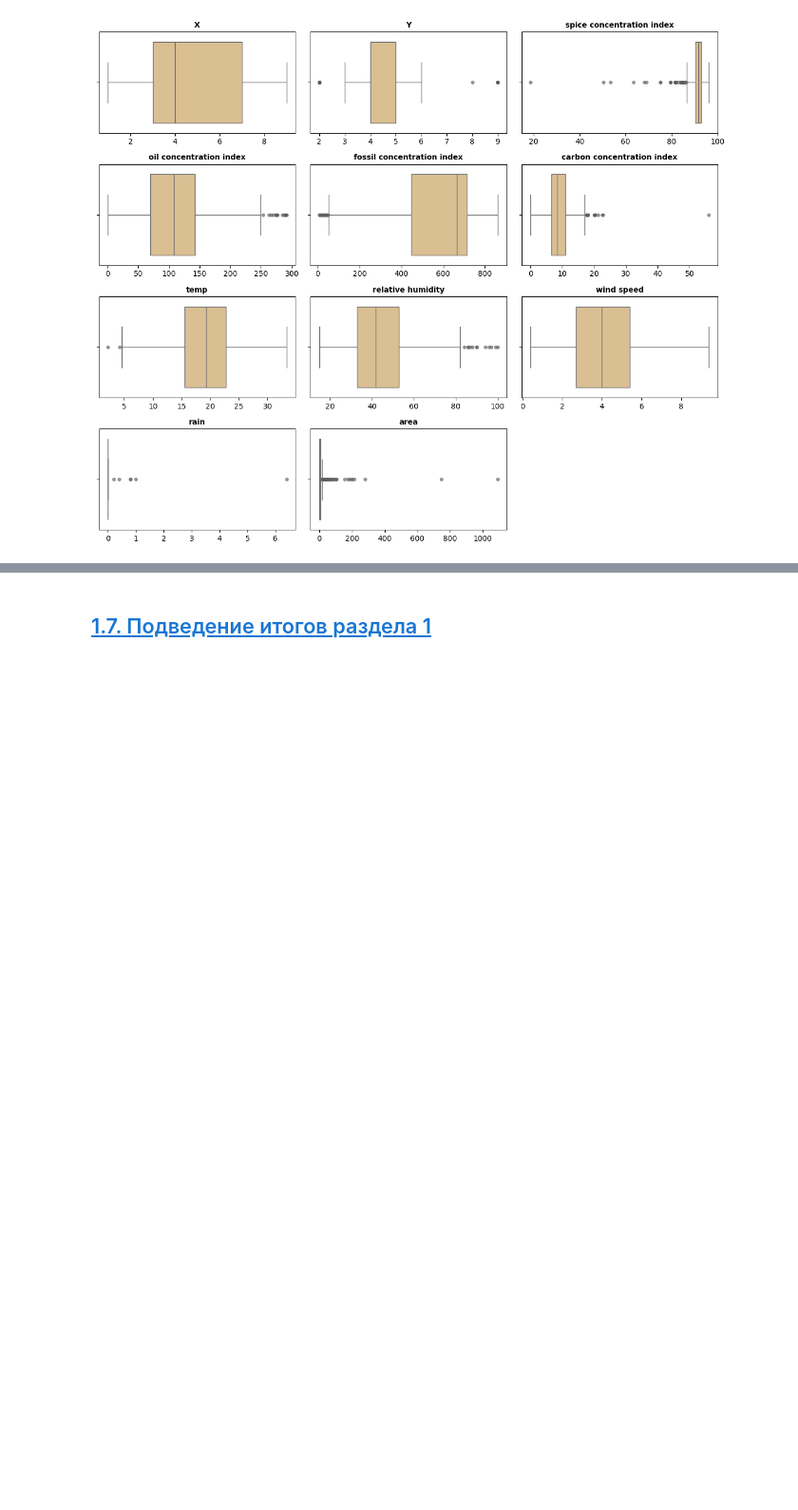
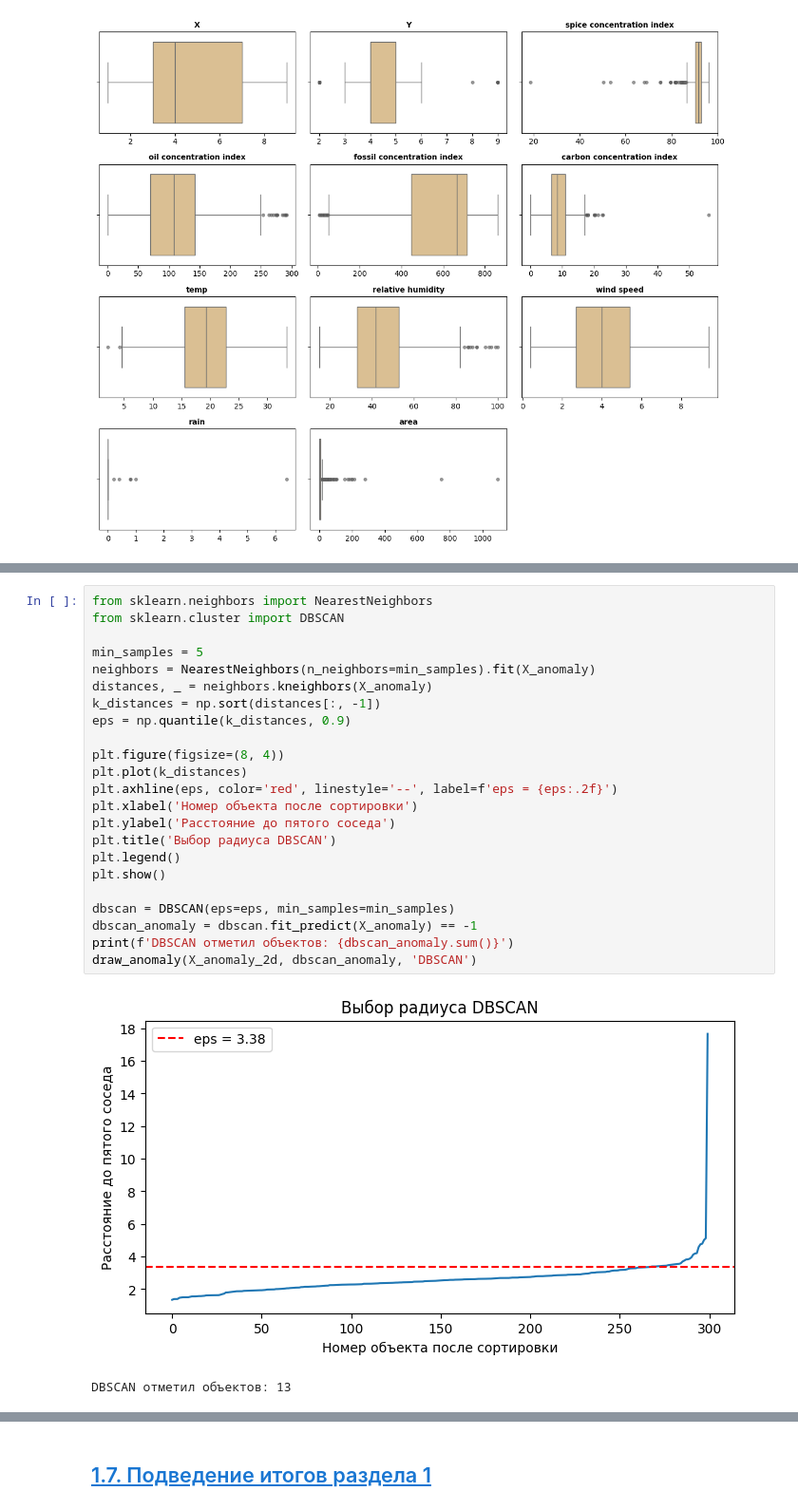
Before and after one commit to ari-ira17/dune-data-analysis, a Jupyter notebook: notebooks/dune_problem_formalization.ipynb, the cells around one changed output, grey strips where cells are left out. Shown at 95% size. Drawn from its saved outputs; the diff is of its cells as text; blank space fills up the shorter version.

```diff
--- a/notebooks/dune_problem_formalization.ipynb
+++ b/notebooks/dune_problem_formalization.ipynb
@@ -481,0 +626,26 @@ for col in col_for_per:
+# %%
+from sklearn.neighbors import NearestNeighbors
+from sklearn.cluster import DBSCAN
+
+min_samples = 5
+neighbors = NearestNeighbors(n_neighbors=min_samples).fit(X_anomaly)
+distances, _ = neighbors.kneighbors(X_anomaly)
+k_distances = np.sort(distances[:, -1])
+eps = np.quantile(k_distances, 0.9)
+
+plt.figure(figsize=(8, 4))
+plt.plot(k_distances)
+plt.axhline(eps, color='red', linestyle='--', label=f'eps = {eps:.2f}')
+plt.xlabel('Номер объекта после сортировки')
+plt.ylabel('Расстояние до пятого соседа')
+plt.title('Выбор радиуса DBSCAN')
+plt.legend()
+plt.show()
+
+dbscan = DBSCAN(eps=eps, min_samples=min_samples)
+dbscan_anomaly = dbscan.fit_predict(X_anomaly) == -1
+print(f'DBSCAN отметил объектов: {dbscan_anomaly.sum()}')
+draw_anomaly(X_anomaly_2d, dbscan_anomaly, 'DBSCAN')
+# %% [output]
+[figure, added]
+DBSCAN отметил объектов: 13
```
Also changed, not shown: parts of 43 cells of this notebook.
